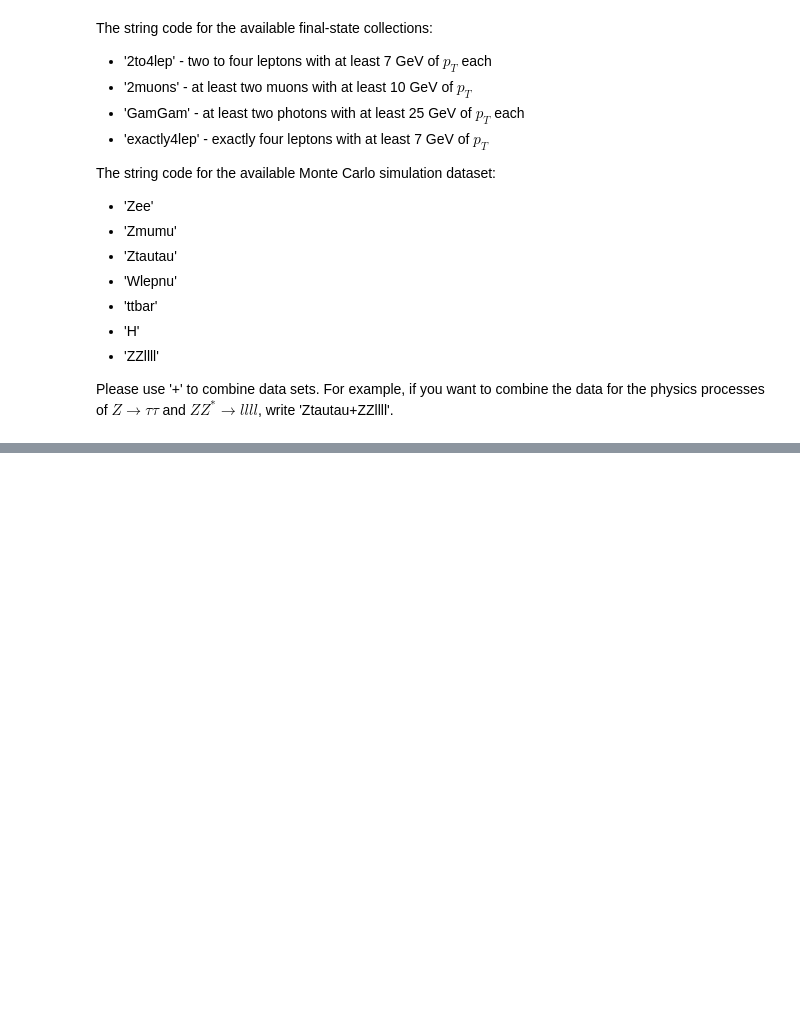
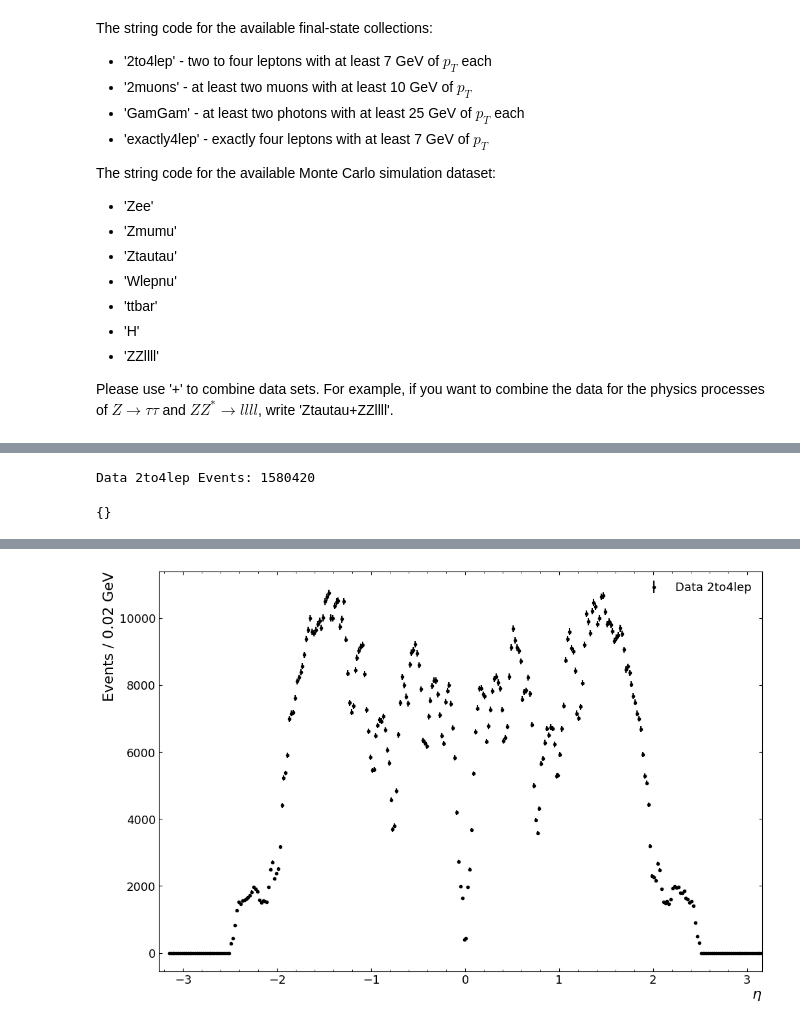
Before and after one commit to eudorayxy/intern-atlas-test, a Jupyter notebook: Yooooooooo/YouCanDoIt.ipynb, the cells around one changed output, grey strips where cells are left out. Cells and saved outputs as stored; diff of their text form; code cells hidden in the pictures; blank space fills up the shorter version.

```diff
--- a/Yooooooooo/YouCanDoIt.ipynb
+++ b/Yooooooooo/YouCanDoIt.ipynb
@@ -78,7 +79,10 @@ variables = ["lep_n", "lep_pt", "lep_eta", "lep_phi", "lep_e",
              "lep_type", "lep_charge",
              #"lep_isLooseID", "lep_isMediumID", "lep_isTightID",
              #"lep_isLooseIso", "lep_isTightIso",
-             "trigE", "trigM", "lep_isTrigMatched"]
+             #"trigE",
+             "trigM", "lep_isTrigMatched"]
+# %%
+variables = validate_variables(variables)
 # %%
 # Note: first lepton in each event is [:, 0], 2nd lepton is [:, 1] etc
 # Functions return bool. True means we should remove the event
@@ -116,9 +120,13 @@ def cut_lep_topoetcone20(lep_topoetcone20, upper_limit):
 def cut_trig_match(lep_trigmatch):
     return ak.sum(lep_trigmatch, axis=1) >= 1
 
+# # Function to accept events that has been selected by any of the single electron OR muon triggers
+# def cut_trig(trigE, trigM):
+#     return trigE | trigM
+
 # Function to accept events that has been selected by any of the single electron OR muon triggers
-def cut_trig(trigE, trigM):
-    return trigE | trigM
+def cut_trig(trigM):
+    return trigM
 
 # # Function to filter events based on the identification and isolation criteria of all leptons in each event
 # def ID_iso_cut(electron_isID, muon_isID, electron_isIso, muon_isIso, lep_type, lep_n):
@@ -138,29 +146,28 @@ def calculate_inv_mass(lep_pt, lep_eta, lep_phi, lep_e):
 
 def selection_cut(data):
     # Keep events that pass electron / muon trigger
-    data = data[cut_trig(data['trigE'], data['trigM'])]
+    data = data[cut_trig(data['trigM'])]
     # Keep events where at least one lepton is triggering
     data = data[cut_trig_match(data['lep_isTrigMatched'])]
-    print("after trig " + str(len(data)))
 
     # Lepton cuts
     lep_n = data['lep_n']
     data = data[cut_lep_n(lep_n, 2)]
-    print("after lep_n cut " + str(len(data)))
 
     lep_type = data['lep_type']
     data = data[cut_lep_type(lep_type, 26)]
-    print("after type cut " + str(len(data)))
 
     lep_charge = data['lep_charge']
     data = data[cut_lep_charge(lep_charge, -1)]
-    print("after charge cut " + str(len(data)))
 
     # Invariant Mass
     data['mass'] = calculate_inv_mass(data['lep_pt'], data['lep_eta'], data['lep_phi'], data['lep_e'])
 
     return data
 # %%
-# Save data for mass
-all_data = analysis(luminosity, fraction, samples, selection_cut, variables, ['mass'])
+filename = '26-06-2025.txt'
+
+# Save data
+all_data = analysis(luminosity, fraction, samples, selection_cut, variables,
+                    ['lep_pt'], filename)
 # %% [output]
@@ -193,0 +195,5 @@ with open("all_data.pkl", "wb") as f:
+# %%
+for i in all_data:
+    print(i + f' Events: {all_data[i]['events']}')
+# %% [output]
+Data 2to4lep Events: 1580420
@@ -194,14 +206,29 @@ with open("all_data.pkl", "wb") as f:
+# %%
+mc_dist
+# %% [output]
+{}
 # %%
+colors_input = ["m", # purple
+                "g", # green
+                "k"] # black
+
+colors_input = ["k"] # black
+
 GeV = 1.0
 # x-axis range of the plot
 xmin = 0 * GeV
 xmax = 120 * GeV
+xmin = -3.16
+xmax = 3.16
+
 
 # Histogram bin setup
-step_size = 0.2 * GeV
+step_size = 0.02
 
-fig, ax = plot_histogram(all_data, 'mass',
+fig, ax = plot_histogram(all_data, 'lep_eta', colors_input,
                          xmin, xmax,
                          step_size,
-                         '2-lepton invariant mass $\mathrm{m_{2l}}$ [GeV]',
+                         'lep_$\eta$ [0]', scalar_variable=False,
+                         y_label='Events / ',
                          marker='.', label_fontsize=16, title='')
+# %% [output]
@@ -207,0 +236 @@ fig, ax = plot_histogram(all_data, 'mass',
+[figure, added]
```
Also changed, not shown: parts of 24 cells of this notebook.
